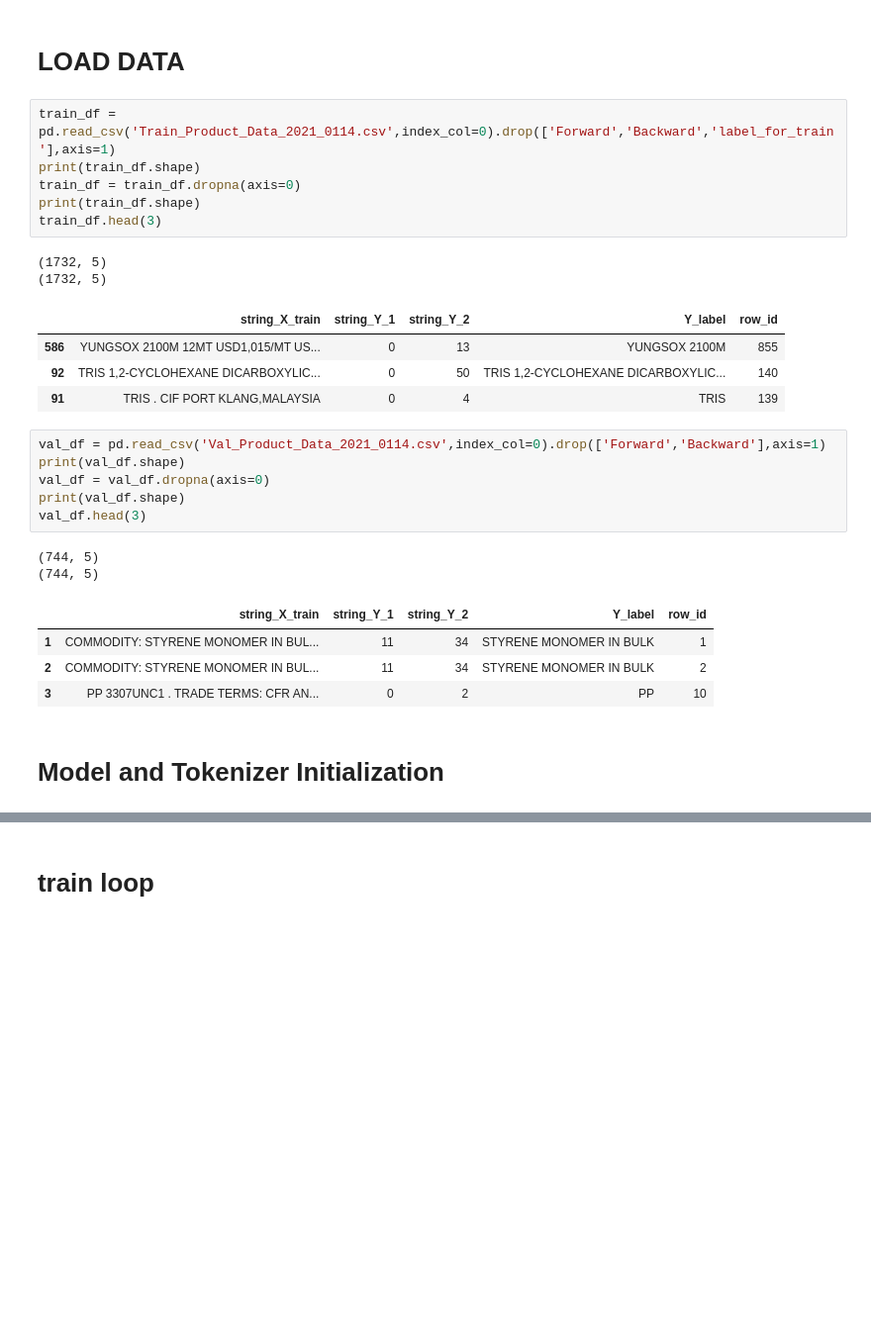
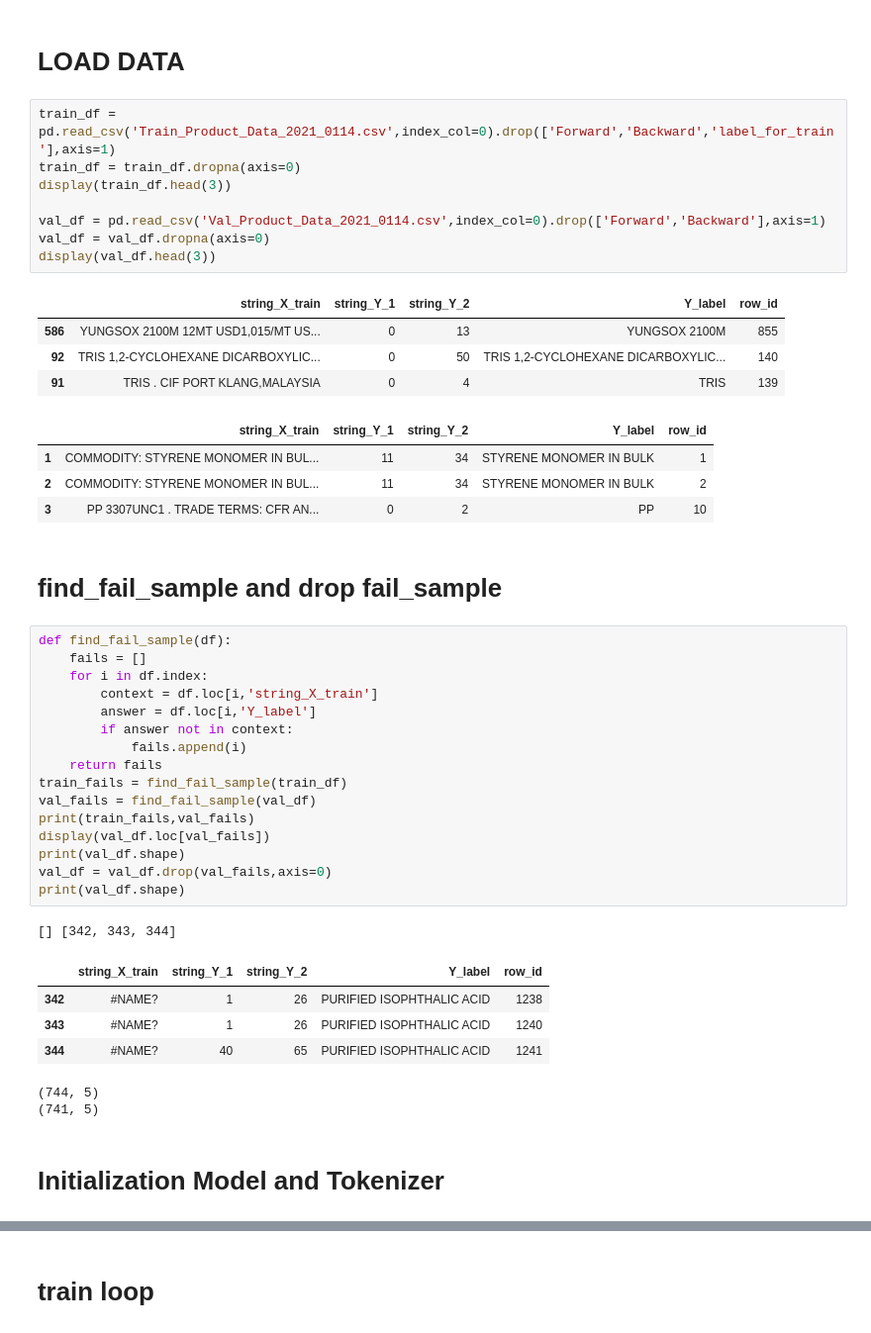
Before and after one commit to skywalker0803r/Product_Data_SQuAD, a Jupyter notebook: Product_Data_SQuAD_knowledge distillation.ipynb, the cells around one changed output, grey strips where cells are left out. Shown at 99% size. Drawn from its saved outputs; the diff is of its cells as text; blank space fills up the shorter version.

```diff
--- a/Product_Data_SQuAD_knowledge distillation.ipynb
+++ b/Product_Data_SQuAD_knowledge distillation.ipynb
@@ -155,32 +183,49 @@ class MADGRAD(Optimizer):
 # LOAD DATA
 # %%
 train_df = pd.read_csv('Train_Product_Data_2021_0114.csv',index_col=0).drop(['Forward','Backward','label_for_train'],axis=1)
-print(train_df.shape)
 train_df = train_df.dropna(axis=0)
-print(train_df.shape)
-train_df.head(3)
+display(train_df.head(3))
+
+val_df = pd.read_csv('Val_Product_Data_2021_0114.csv',index_col=0).drop(['Forward','Backward'],axis=1)
+val_df = val_df.dropna(axis=0)
+display(val_df.head(3))
 # %% [output]
-(1732, 5)
-(1732, 5)
 |  | string_X_train | string_Y_1 | string_Y_2 | Y_label | row_id |
 | 586 | YUNGSOX 2100M 12MT USD1,015/MT US... | 0 | 13 | YUNGSOX 2100M | 855 |
 | 92 | TRIS 1,2-CYCLOHEXANE DICARBOXYLIC... | 0 | 50 | TRIS 1,2-CYCLOHEXANE DICARBOXYLIC... | 140 |
 | 91 | TRIS . CIF PORT KLANG,MALAYSIA | 0 | 4 | TRIS | 139 |
+|  | string_X_train | string_Y_1 | string_Y_2 | Y_label | row_id |
+| 1 | COMMODITY: STYRENE MONOMER IN BUL... | 11 | 34 | STYRENE MONOMER IN BULK | 1 |
+| 2 | COMMODITY: STYRENE MONOMER IN BUL... | 11 | 34 | STYRENE MONOMER IN BULK | 2 |
+| 3 | PP 3307UNC1 . TRADE TERMS: CFR AN... | 0 | 2 | PP | 10 |
-# %%
-val_df = pd.read_csv('Val_Product_Data_2021_0114.csv',index_col=0).drop(['Forward','Backward'],axis=1)
-print(val_df.shape)
-val_df = val_df.dropna(axis=0)
-print(val_df.shape)
-val_df.head(3)
-# %% [output]
-(744, 5)
-(744, 5)
-|  | string_X_train | string_Y_1 | string_Y_2 | Y_label | row_id |
-| 1 | COMMODITY: STYRENE MONOMER IN BUL... | 11 | 34 | STYRENE MONOMER IN BULK | 1 |
-| 2 | COMMODITY: STYRENE MONOMER IN BUL... | 11 | 34 | STYRENE MONOMER IN BULK | 2 |
-| 3 | PP 3307UNC1 . TRADE TERMS: CFR AN... | 0 | 2 | PP | 10 |
+# %% [markdown]
+# find_fail_sample and drop fail_sample
+# %%
+def find_fail_sample(df):
+    fails = []
+    for i in df.index:
+        context = df.loc[i,'string_X_train']
+        answer = df.loc[i,'Y_label']
+        if answer not in context:
+            fails.append(i)
+    return fails
+train_fails = find_fail_sample(train_df)
+val_fails = find_fail_sample(val_df)
+print(train_fails,val_fails)
+display(val_df.loc[val_fails])
+print(val_df.shape)
+val_df = val_df.drop(val_fails,axis=0)
+print(val_df.shape)
+# %% [output]
+[] [342, 343, 344]
+|  | string_X_train | string_Y_1 | string_Y_2 | Y_label | row_id |
+| 342 | #NAME? | 1 | 26 | PURIFIED ISOPHTHALIC ACID | 1238 |
+| 343 | #NAME? | 1 | 26 | PURIFIED ISOPHTHALIC ACID | 1240 |
+| 344 | #NAME? | 40 | 65 | PURIFIED ISOPHTHALIC ACID | 1241 |
+(744, 5)
+(741, 5)
 # %% [markdown]
-# Model and Tokenizer Initialization
+# Initialization Model and Tokenizer
 # %%
 from transformers import DistilBertTokenizerFast
 from transformers import DistilBertForQuestionAnswering
```
Also changed, not shown: parts of 33 cells of this notebook.
